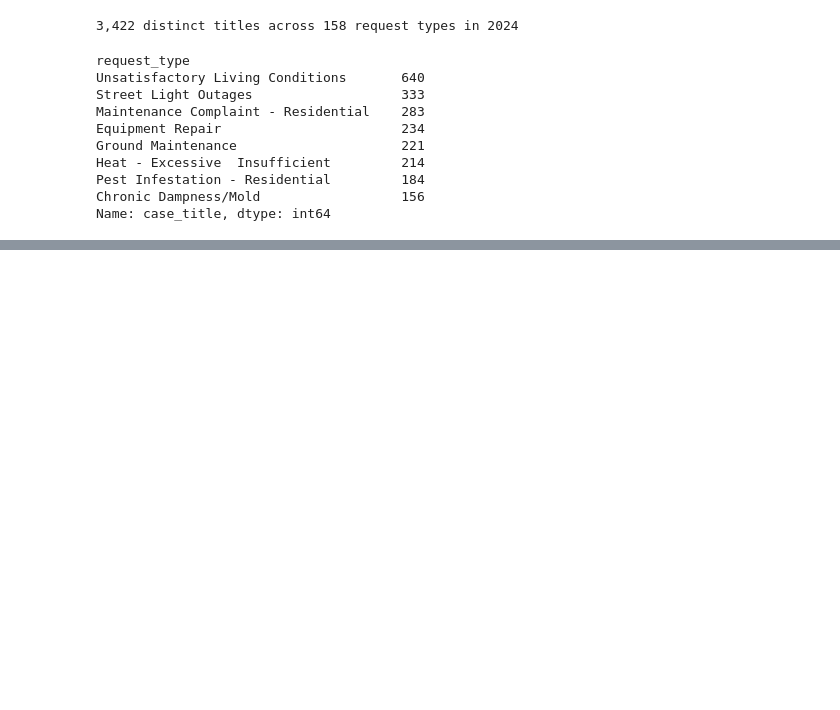
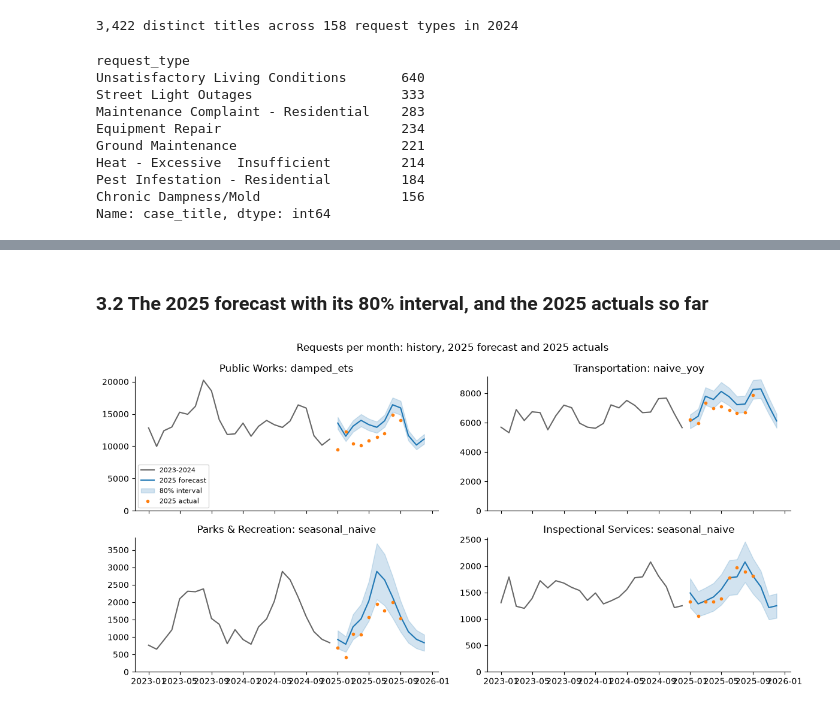
Before and after one commit to nishanth3112/boston311-crew-planner, a Jupyter notebook: notebooks/311_staffing_submission.ipynb, the cells around one changed output, grey strips where cells are left out. Saved outputs shown, nothing was run; the diff lists cells and outputs as text; code cells hidden in the pictures; blank space fills up the shorter version.

```diff
--- a/notebooks/311_staffing_submission.ipynb
+++ b/notebooks/311_staffing_submission.ipynb
@@ -241,0 +254,12 @@ Name: case_title, dtype: int64
+# %%
+from boston311.forecast import backtest as bt
+from boston311.forecast.models import load_forecast
+
+series = bt.monthly_series()
+results = bt.backtest(series)
+chosen = bt.choose(results).set_index("department").loc[list(DEPARTMENTS)]
+mape = results.pivot(index="department", columns="method", values="mape")
+mape = mape.loc[list(DEPARTMENTS), ["seasonal_naive", "naive_yoy", "damped_ets"]]
+mape["chosen"] = chosen["method"]
+mape["chosen RMS % error"] = chosen["rmspe"]
+mape
@@ -241,0 +273,26 @@ Name: case_title, dtype: int64
+# %% [markdown]
+### 3.2 The 2025 forecast with its 80% interval, and the 2025 actuals so far
+# %%
+forecast = pd.read_parquet(PROCESSED_DIR / "forecast_2025.parquet")
+fig, axes = plt.subplots(2, 2, figsize=(12, 6), sharex=True)
+for ax, code in zip(axes.flat, DEPARTMENTS, strict=True):
+    hist = series[code]
+    f = forecast[forecast["department"] == code]
+    x = pd.to_datetime(f["month"])
+    ax.plot(
+        pd.to_datetime(hist.loc[:"2024-12"].index),
+        hist.loc[:"2024-12"],
+        color="0.4",
+        label="2023-2024",
+    )
+    ax.plot(x, f["forecast"], color="C0", label="2025 forecast")
+    ax.fill_between(x, f["lower"], f["upper"], color="C0", alpha=0.2, label="80% interval")
+    actual = hist.loc["2025-01":]
+    ax.plot(pd.to_datetime(actual.index), actual, "o", color="C1", ms=3, label="2025 actual")
+    ax.set_title(f"{NAMES[code]}: {chosen.loc[code, 'method']}")
+    ax.set_ylim(bottom=0)
+axes[0, 0].legend(fontsize=8)
+fig.suptitle("Requests per month: history, 2025 forecast and 2025 actuals")
+fig.tight_layout()
+# %% [output]
+[figure, added]
```
Also changed, not shown: parts of 25 cells of this notebook, 5 other files.
